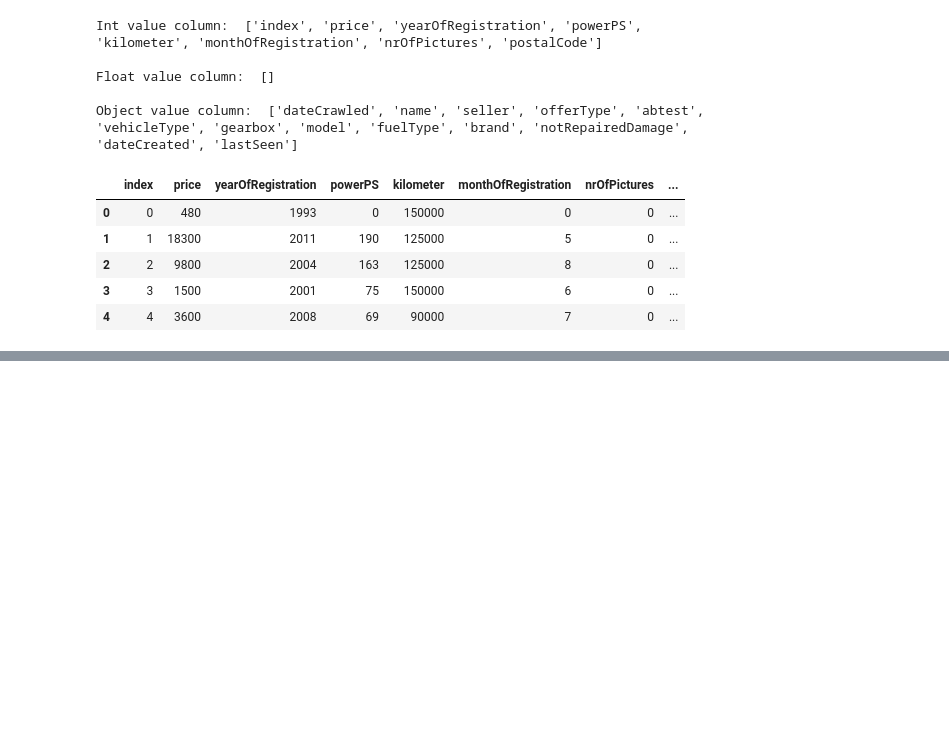
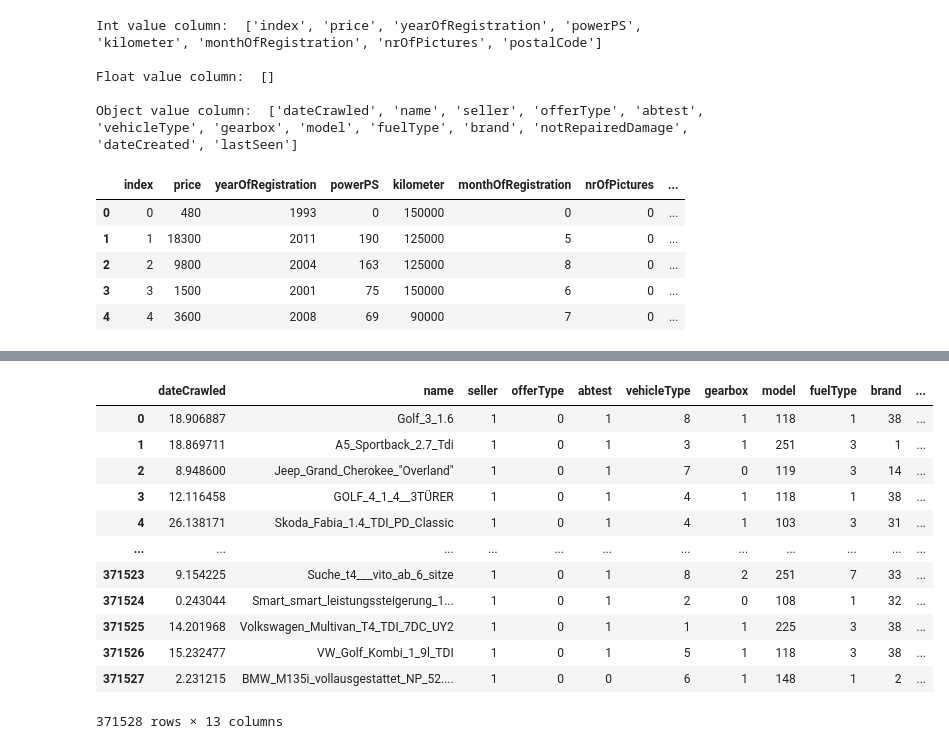
Before and after one commit to JaininV/my_machine_learning_models, a Jupyter notebook: Used car/used_car.ipynb, the cells around one changed output, grey strips where cells are left out. Cells and saved outputs as stored; diff of their text form; code cells hidden in the pictures; blank space fills up the shorter version.

```diff
--- a/Used car/used_car.ipynb
+++ b/Used car/used_car.ipynb
@@ -141,0 +156,16 @@ for i in date_col:
+# %%
+data[object_data]
+# %% [output]
+|  | dateCrawled | name | seller | offerType | abtest | vehicleType | gearbox | model | fuelType | brand | ... |
+| 0 | 18.906887 | Golf_3_1.6 | 1 | 0 | 1 | 8 | 1 | 118 | 1 | 38 | ... |
+| 1 | 18.869711 | A5_Sportback_2.7_Tdi | 1 | 0 | 1 | 3 | 1 | 251 | 3 | 1 | ... |
+| 2 | 8.948600 | Jeep_Grand_Cherokee_"Overland" | 1 | 0 | 1 | 7 | 0 | 119 | 3 | 14 | ... |
+| 3 | 12.116458 | GOLF_4_1_4__3TÜRER | 1 | 0 | 1 | 4 | 1 | 118 | 1 | 38 | ... |
+| 4 | 26.138171 | Skoda_Fabia_1.4_TDI_PD_Classic | 1 | 0 | 1 | 4 | 1 | 103 | 3 | 31 | ... |
+| ... | ... | ... | ... | ... | ... | ... | ... | ... | ... | ... | ... |
+| 371523 | 9.154225 | Suche_t4___vito_ab_6_sitze | 1 | 0 | 1 | 8 | 2 | 251 | 7 | 33 | ... |
+| 371524 | 0.243044 | Smart_smart_leistungssteigerung_1... | 1 | 0 | 1 | 2 | 0 | 108 | 1 | 32 | ... |
+| 371525 | 14.201968 | Volkswagen_Multivan_T4_TDI_7DC_UY2 | 1 | 0 | 1 | 1 | 1 | 225 | 3 | 38 | ... |
+| 371526 | 15.232477 | VW_Golf_Kombi_1_9l_TDI | 1 | 0 | 1 | 5 | 1 | 118 | 3 | 38 | ... |
+| 371527 | 2.231215 | BMW_M135i_vollausgestattet_NP_52.... | 1 | 0 | 0 | 6 | 1 | 148 | 1 | 2 | ... |
+371528 rows × 13 columns
```
Also changed, not shown: parts of 2 cells of this notebook.
